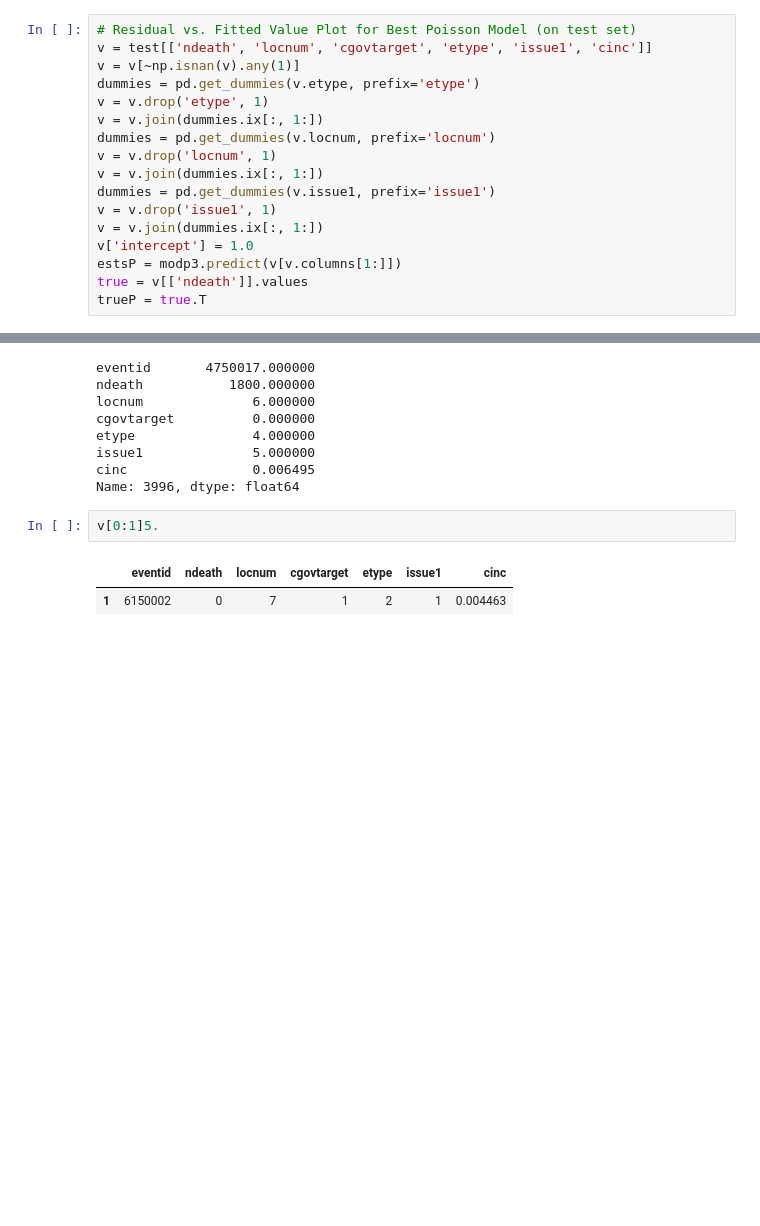
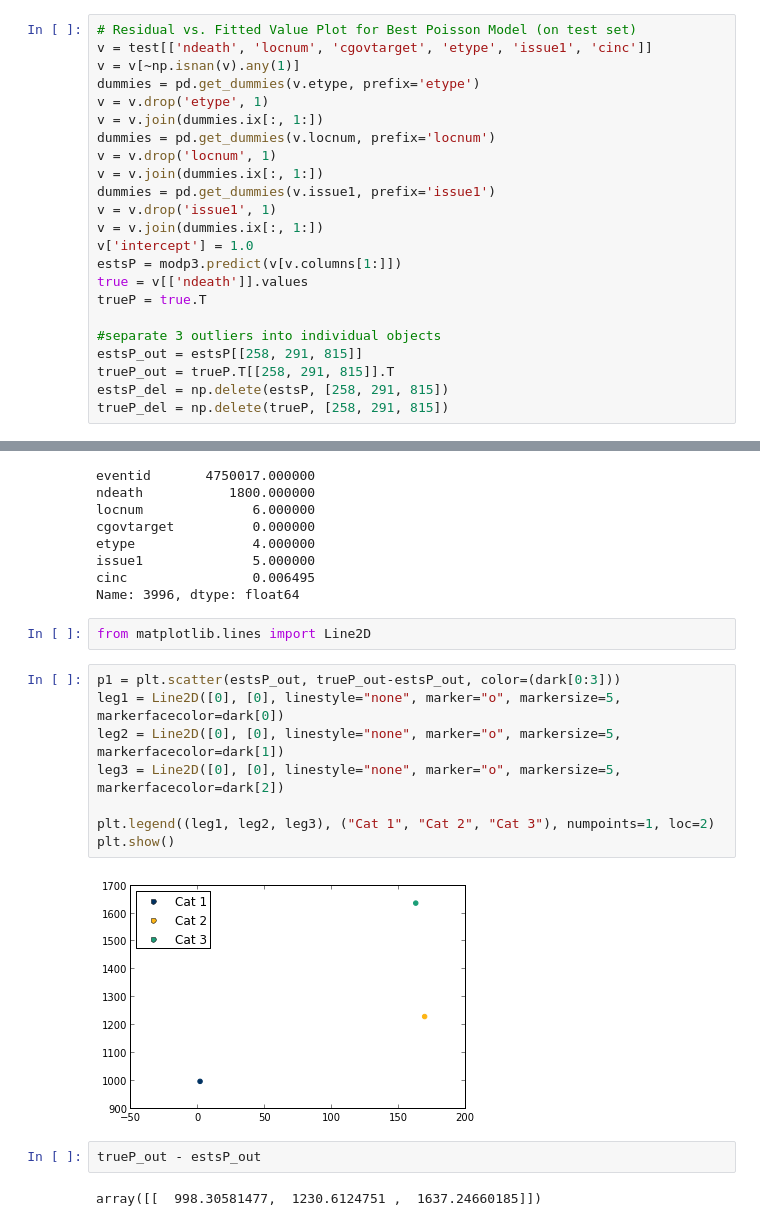
Before and after one commit to boyasm/STAT-222, a Jupyter notebook: Boyas 222 Project.ipynb, the cells around one changed output, grey strips where cells are left out. Saved outputs shown, nothing was run; the diff lists cells and outputs as text; blank space fills up the shorter version.

```diff
--- a/Boyas 222 Project.ipynb
+++ b/Boyas 222 Project.ipynb
@@ -1254,6 +1254,12 @@ v['intercept'] = 1.0
 estsP = modp3.predict(v[v.columns[1:]])
 true = v[['ndeath']].values
 trueP = true.T
+
+#separate 3 outliers into individual objects
+estsP_out = estsP[[258, 291, 815]]
+trueP_out = trueP.T[[258, 291, 815]].T
+estsP_del = np.delete(estsP, [258, 291, 815])
+trueP_del = np.delete(trueP, [258, 291, 815])
 # %%
 # Try a decision tree with the same variables
 v = train[['ndeath', 'locnum', 'cgovtarget', 'etype', 'issue1', 'cinc']]
@@ -1382,8 +1522,19 @@ etype               4.000000
 issue1              5.000000
 cinc                0.006495
 Name: 3996, dtype: float64
-# %%
-v[0:1]5.
-# %% [output]
-|  | eventid | ndeath | locnum | cgovtarget | etype | issue1 | cinc |
-| 1 | 6150002 | 0 | 7 | 1 | 2 | 1 | 0.004463 |
+# %%
+from matplotlib.lines import Line2D
+# %%
+p1 = plt.scatter(estsP_out, trueP_out-estsP_out, color=(dark[0:3]))
+leg1 = Line2D([0], [0], linestyle="none", marker="o", markersize=5, markerfacecolor=dark[0])
+leg2 = Line2D([0], [0], linestyle="none", marker="o", markersize=5, markerfacecolor=dark[1])
+leg3 = Line2D([0], [0], linestyle="none", marker="o", markersize=5, markerfacecolor=dark[2])
+
+plt.legend((leg1, leg2, leg3), ("Cat 1", "Cat 2", "Cat 3"), numpoints=1, loc=2)
+plt.show()
+# %% [output]
+[figure, added]
+# %%
+trueP_out - estsP_out
+# %% [output]
+array([[  998.30581477,  1230.6124751 ,  1637.24660185]])
```
Also changed, not shown: parts of 6 cells of this notebook, 3 other files.
